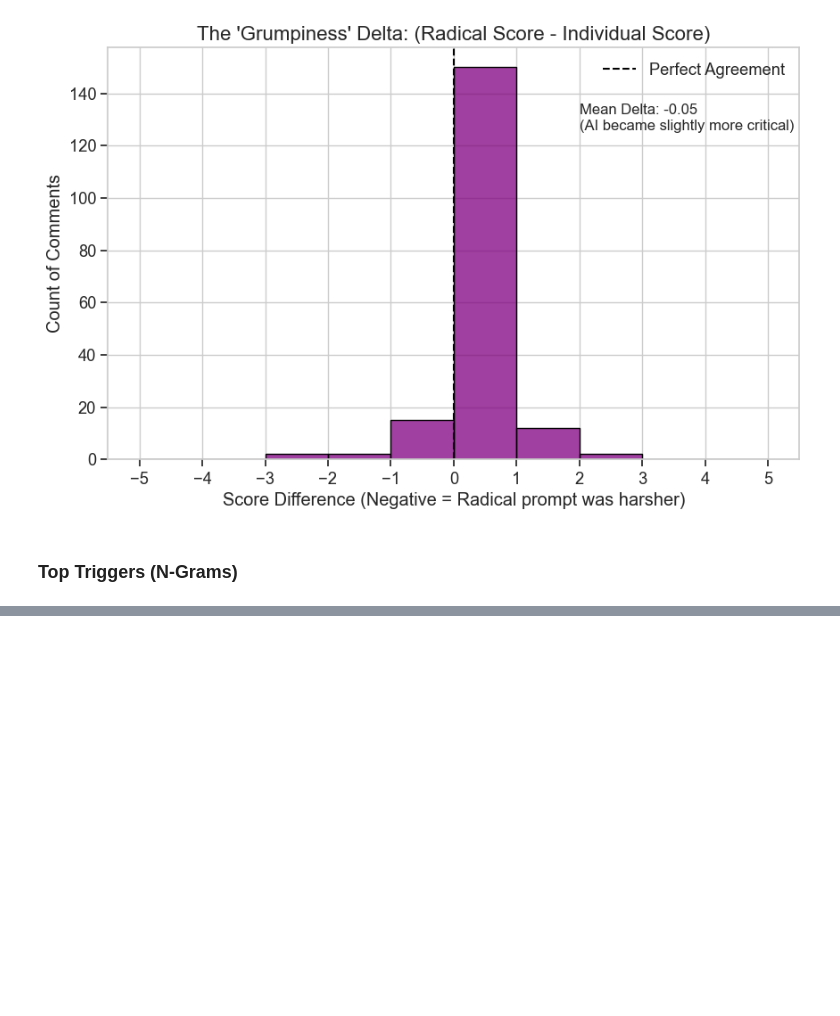
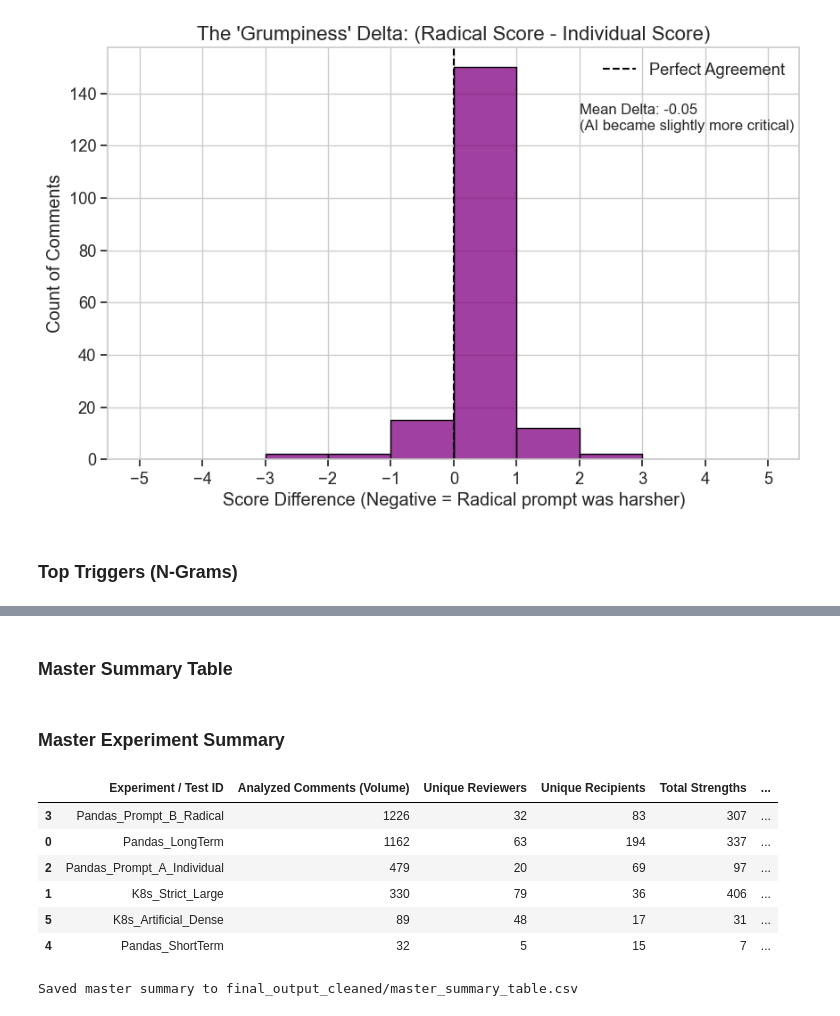
Before and after one commit to clarityloop/collabsense, a Jupyter notebook: dataset/initial visualizations created from data/visualizations.ipynb, the cells around one changed output, grey strips where cells are left out. Cells and saved outputs as stored; diff of their text form; code cells hidden in the pictures; blank space fills up the shorter version.

```diff
--- a/dataset/initial visualizations created from data/visualizations.ipynb
+++ b/dataset/initial visualizations created from data/visualizations.ipynb
@@ -424,0 +608,55 @@ Generated HTML report at: final_output_cleaned/drilldown_report.html
+# %% [markdown]
+### Master Summary Table
+# %%
+# Create a master summary dataframe
+summary_data = []
+
+for test in df_scores['test_id'].unique():
+    # Base data
+    scores_subset = df_scores[df_scores['test_id'] == test]
+    str_subset = df_str[df_str['test_id'] == test]
+    go_subset = df_go[df_go['test_id'] == test]
+
+    # Metrics
+    total_comments = len(scores_subset)
+    unique_senders = scores_subset['sender_email'].nunique()
+    unique_recipients = scores_subset['recipient_email'].nunique()
+
+    total_strengths = len(str_subset)
+    total_gos = len(go_subset)
+
+    # Ratios
+    str_yield = (total_strengths / total_comments * 100) if total_comments > 0 else 0
+    go_yield = (total_gos / total_comments * 100) if total_comments > 0 else 0
+
+    summary_data.append({
+        'Experiment / Test ID': test,
+        'Analyzed Comments (Volume)': total_comments,
+        'Unique Reviewers': unique_senders,
+        'Unique Recipients': unique_recipients,
+        'Total Strengths': total_strengths,
+        'Strength Yield (%)': round(str_yield, 2),
+        'Total Growth Opps': total_gos,
+        'GO Yield (%)': round(go_yield, 2)
+    })
+
+df_master_summary = pd.DataFrame(summary_data).sort_values(by='Analyzed Comments (Volume)', ascending=False)
+
+# Display the table nicely in the notebook
+from IPython.display import display, HTML
+display(HTML("<h3>Master Experiment Summary</h3>"))
+display(df_master_summary)
+
+# Also save it to CSV so you can put it in your report
+df_master_summary.to_csv(f"{INPUT_DIR}/master_summary_table.csv", index=False)
+print(f"Saved master summary to {INPUT_DIR}/master_summary_table.csv")
+# %% [output]
+Master Experiment Summary
+|  | Experiment / Test ID | Analyzed Comments (Volume) | Unique Reviewers | Unique Recipients | Total Strengths | ... |
+| 3 | Pandas_Prompt_B_Radical | 1226 | 32 | 83 | 307 | ... |
+| 0 | Pandas_LongTerm | 1162 | 63 | 194 | 337 | ... |
+| 2 | Pandas_Prompt_A_Individual | 479 | 20 | 69 | 97 | ... |
+| 1 | K8s_Strict_Large | 330 | 79 | 36 | 406 | ... |
+| 5 | K8s_Artificial_Dense | 89 | 48 | 17 | 31 | ... |
+| 4 | Pandas_ShortTerm | 32 | 5 | 15 | 7 | ... |
+Saved master summary to final_output_cleaned/master_summary_table.csv
```
Also changed, not shown: parts of 7 cells of this notebook, 4 other files.
